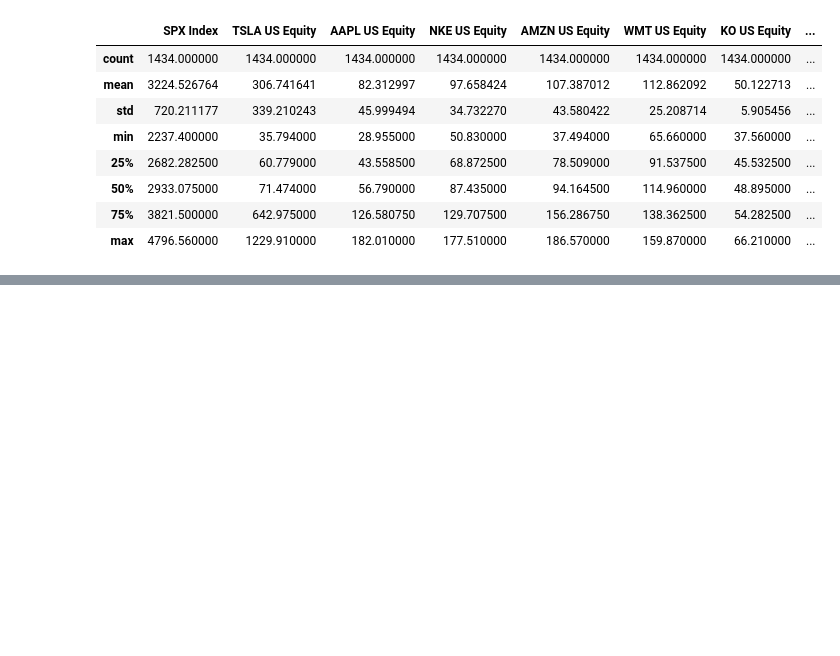
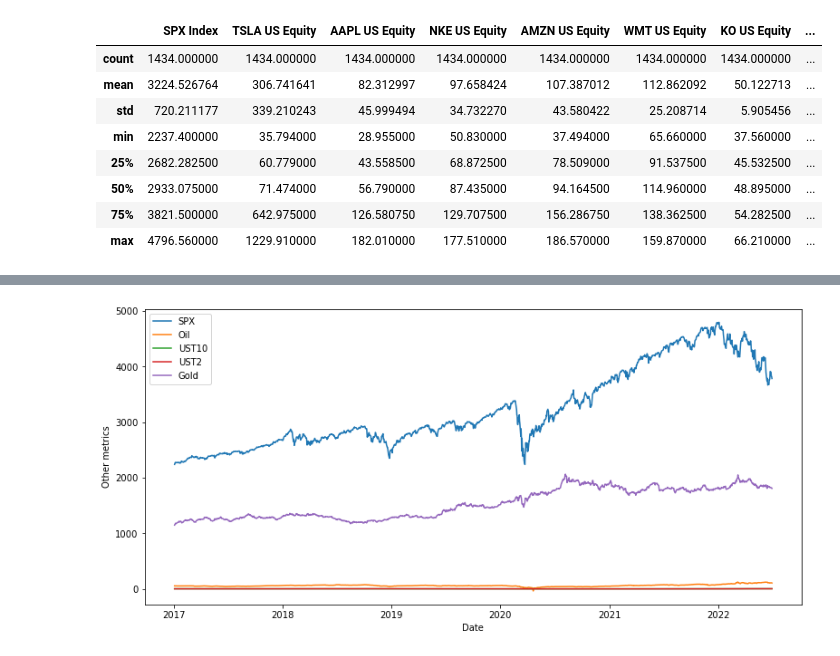
Before and after one commit to EthanBerlant/Jedha_Final_Project, a Jupyter notebook: TimeSeriesAnalysis.ipynb, the cells around one changed output, grey strips where cells are left out. Saved outputs shown, nothing was run; the diff lists cells and outputs as text; code cells hidden in the pictures; blank space fills up the shorter version.

```diff
--- a/TimeSeriesAnalysis.ipynb
+++ b/TimeSeriesAnalysis.ipynb
@@ -17,0 +73,11 @@ dat.describe()
+# %%
+fig,ax = plt.subplots()
+fig.set_size_inches (13,6)
+plt.ylabel("Other metrics")
+ax = sns.lineplot (x="Date",y="SPX",data=dat,label="SPX")
+ax1 = sns.lineplot (x="Date",y="Oil",data=dat,label="Oil")
+ax2 = sns.lineplot (x="Date",y="UST10",data=dat,label="UST10")
+ax3 = sns.lineplot (x="Date",y="UST2",data=dat,label="UST2")
+ax3 = sns.lineplot (x="Date",y="Gold",data=dat,label="Gold")
+# %% [output]
+[figure, added]
```
Also changed, not shown: parts of 7 cells of this notebook.
